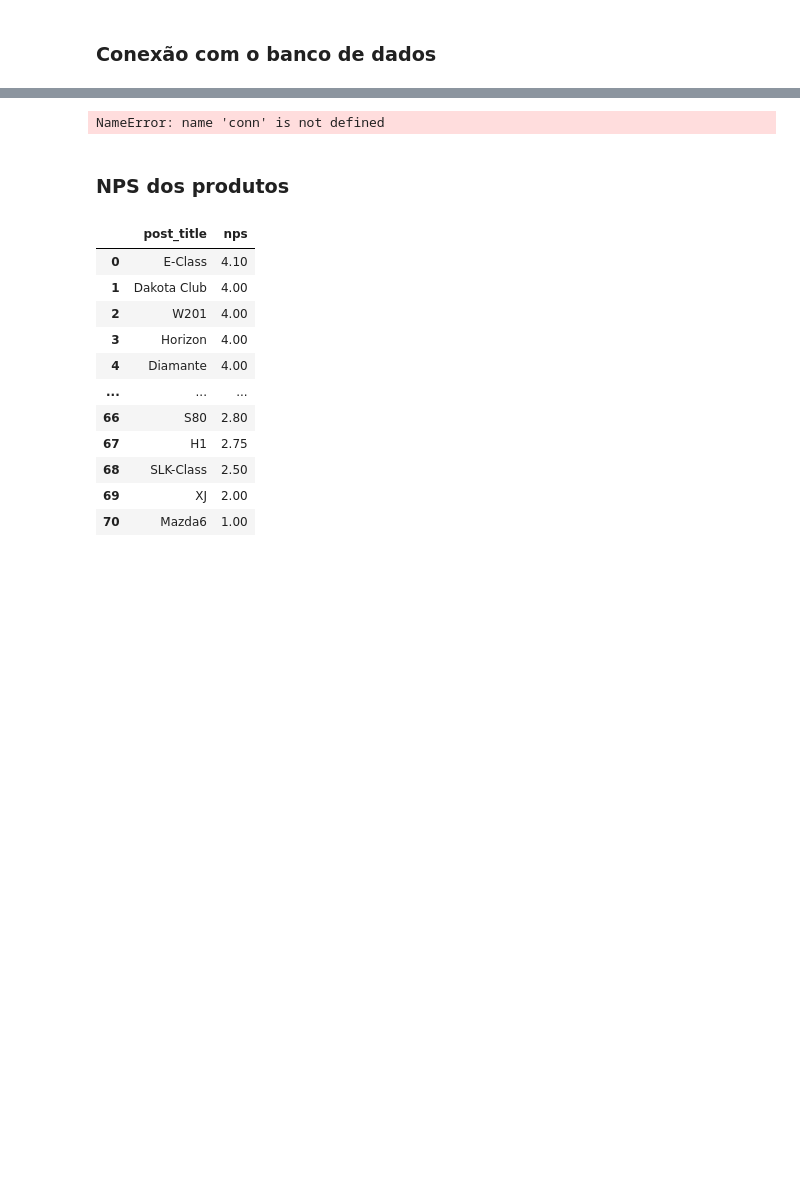
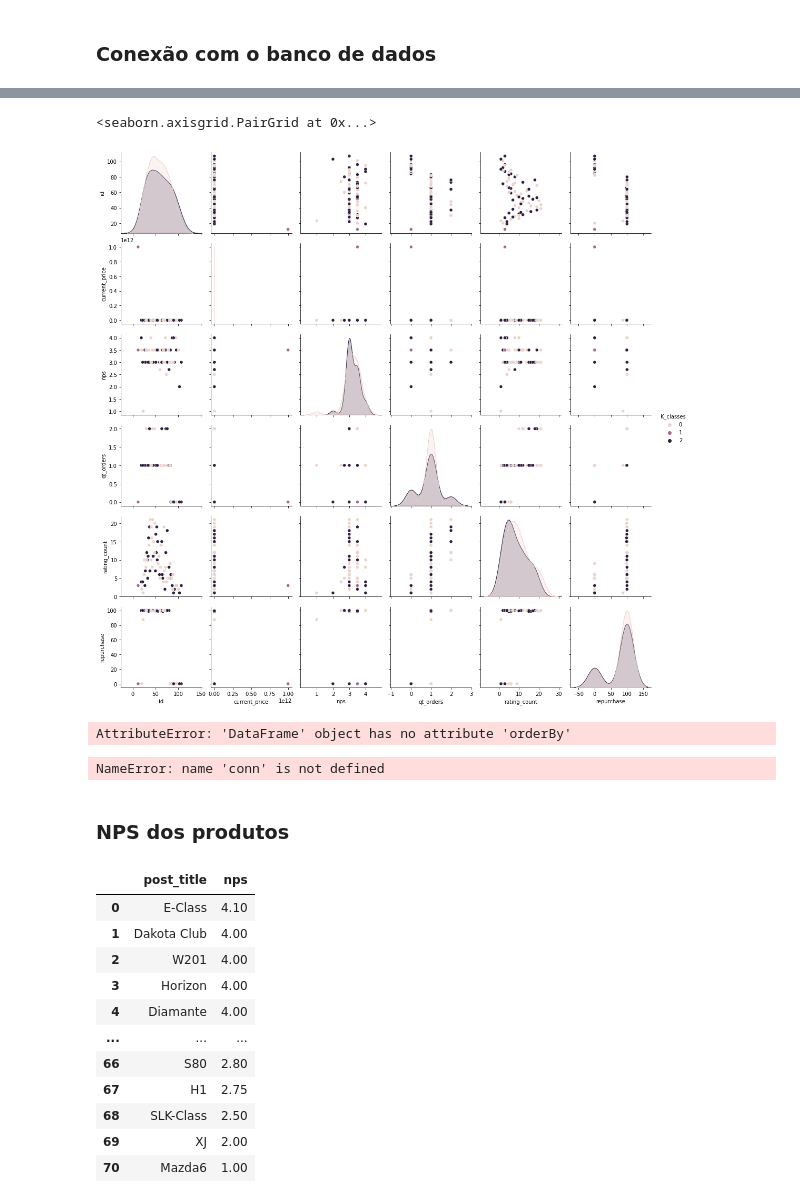
Before and after one commit to MarcalFilosofo/Marketing-Segmentado, a Jupyter notebook: kpis.ipynb, the cells around one changed output, grey strips where cells are left out. Drawn from its saved outputs; the diff is of its cells as text; code cells hidden in the pictures; blank space fills up the shorter version.

Commit message:
Implementação da classificação kmeans

```diff
--- a/kpis.ipynb
+++ b/kpis.ipynb
@@ -34,0 +117,2 @@ conn = DBConnection.getConnection()
+# %%
+X = np.array(products_kpi.drop(['post_title', 'id'], axis=1))
@@ -34,0 +121,4 @@ conn = DBConnection.getConnection()
+# %%
+kmeans = KMeans(n_clusters=3, random_state=0)
+# %%
+kmeans.fit(X)
@@ -34,0 +134,3 @@ conn = DBConnection.getConnection()
+# %%
+products_kpi['K_classes'] = kmeans.labels_
+products_kpi
@@ -35,3 +151,13 @@ conn = DBConnection.getConnection()
+# %%
+sns.pairplot(products_kpi, hue='K_classes')
+# %% [output]
+<seaborn.axisgrid.PairGrid at 0x...>
+[figure, added]
+# %%
+products_kpi.to_dict('records')
+products_kpi.sort_values('K_classes')
+# %% [output]
+AttributeError: 'DataFrame' object has no attribute 'orderBy'
 # %%
 import pgeocode
 
```
Also changed, not shown: parts of 8 cells of this notebook, 10 other files.
